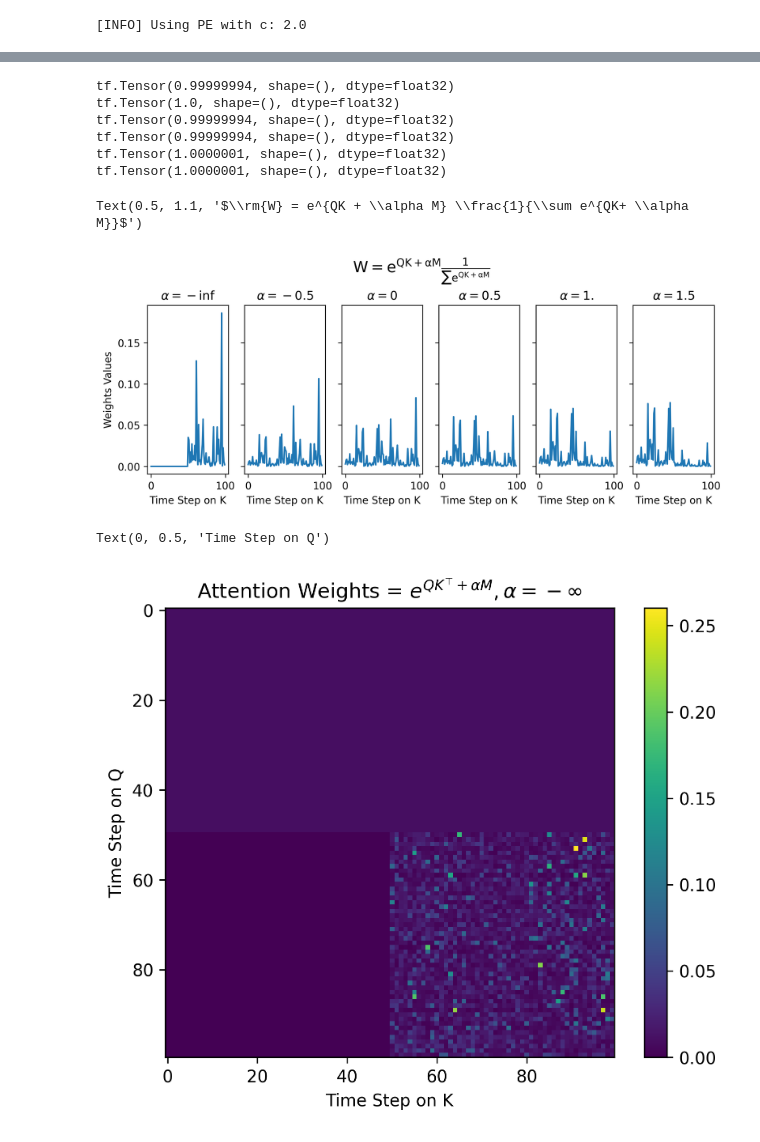
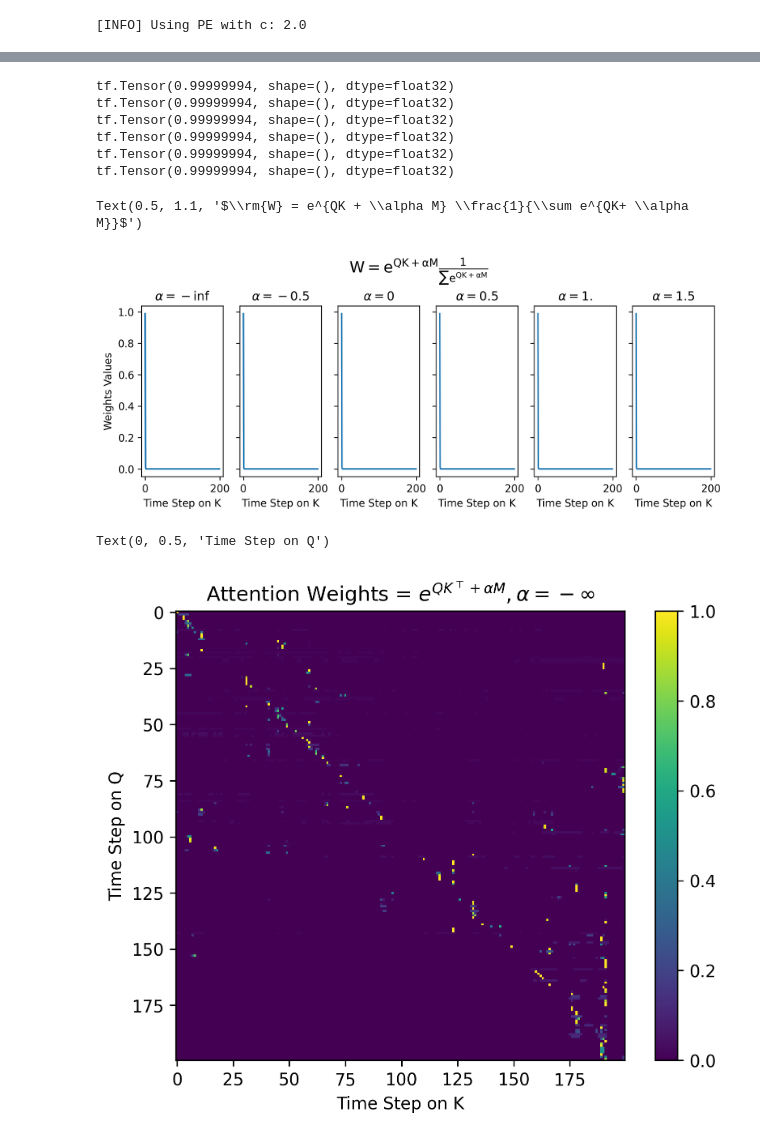
Before and after one commit to cridonoso/astromer, a Jupyter notebook: presentation/notebooks/MaskedSelfAttention.ipynb, the cells around one changed output, grey strips where cells are left out. Cells and saved outputs as stored; diff of their text form; code cells hidden in the pictures.

```diff
--- a/presentation/notebooks/MaskedSelfAttention.ipynb
+++ b/presentation/notebooks/MaskedSelfAttention.ipynb
@@ -22,13 +22,14 @@ os.environ["CUDA_VISIBLE_DEVICES"] = "-1"
 The autoreload extension is already loaded. To reload it, use:
   %reload_ext autoreload
 # %%
-model_path = './presentation/results/2024-07-09_02-27-29/pretraining'
+model_path = './presentation/results/paper/2024-07-09_02-27-29/pretraining'
 astromer, config = load_pt_model(model_path)
 
 loaders = build_loader('./data/records/alcock/fold_0/alcock_20/',
                        params=config,
                        batch_size=5,
-                       sampling=True)
+                       sampling=True,
+                       probed=0.5)
 # %% [output]
 [INFO] Zero architecture loaded
 [INFO] Using masked-att with alpha = 1.00
@@ -75,11 +78,11 @@ for batch, _ in loaders['train'].take(1):
 # %%
 w = []
-temps = np.linspace(0.3, 0.4, 5)
+temps = np.linspace(0.25, 1., 5)
 for t in temps:
     scaled_attention, attention_weights, qk_values = scaled_dot_product_attention(Q,
                                                                                   K,
                                                                                   V,
-                                                                                  mask=mask,
+                                                                                  mask=tf.ones_like(mask),
                                                                                   m_alpha=-1e9,
                                                                                   mask_format='K',
                                                                                   temperature=t)
@@ -126,34 +117,33 @@ labels = [r'$\alpha=-\inf$', r'$\alpha=-0.5$', r'$\alpha=0$', r'$\alpha=0.5$',
 # %%
 fig, axes = plt.subplots(1, 6, figsize=(10, 3), dpi=300, sharey=True)
 axes = axes.flatten()
 sim_matrices = []
 for i, alp in enumerate(alphas):
 
-    scaled_attention, \
-    attention_weights = scaled_dot_product_attention(Q, K, V, mask=mask, alpha=alp)
+    scaled_attention, attention_weights, qk_values = scaled_dot_product_attention(Q, K, V, mask=mask, m_alpha=alp)
 
 
-    v = attention_weights[0, 0, 50]
+    v = attention_weights[0, 0, 0]
     print(tf.reduce_sum(v))
 
     axes[i].plot(v)
     axes[i].set_title('{}'.format(labels[i]))
 
     axes[i].set_xlabel('Time Step on K')
     sim_matrices.append(attention_weights[0, 0])
 
 axes[0].set_ylabel('Weights Values')
 fig.text(0.5,1.1,r'$\rm{W} = e^{QK + \alpha M} \frac{1}{\sum e^{QK+ \alpha M}}$',horizontalalignment='center',
        verticalalignment='top', fontsize=15)
 # %% [output]
-tf.Tensor(0.99999994, shape=(), dtype=float32)
-tf.Tensor(1.0, shape=(), dtype=float32)
 tf.Tensor(0.99999994, shape=(), dtype=float32)
 tf.Tensor(0.99999994, shape=(), dtype=float32)
-tf.Tensor(1.0000001, shape=(), dtype=float32)
-tf.Tensor(1.0000001, shape=(), dtype=float32)
+tf.Tensor(0.99999994, shape=(), dtype=float32)
+tf.Tensor(0.99999994, shape=(), dtype=float32)
+tf.Tensor(0.99999994, shape=(), dtype=float32)
+tf.Tensor(0.99999994, shape=(), dtype=float32)
 Text(0.5, 1.1, '$\\rm{W} = e^{QK + \\alpha M} \\frac{1}{\\sum e^{QK+ \\alpha M}}$')
-[figure, old version]
+[figure, new version]
 # %%
 plt.figure(dpi=300)
 plt.imshow(sim_matrices[0])
@@ -163,4 +153,4 @@ plt.xlabel('Time Step on K')
 plt.ylabel('Time Step on Q')
 # %% [output]
 Text(0, 0.5, 'Time Step on Q')
-[figure, old version]
+[figure, new version]
```
Also changed, not shown: parts of 10 cells of this notebook.
